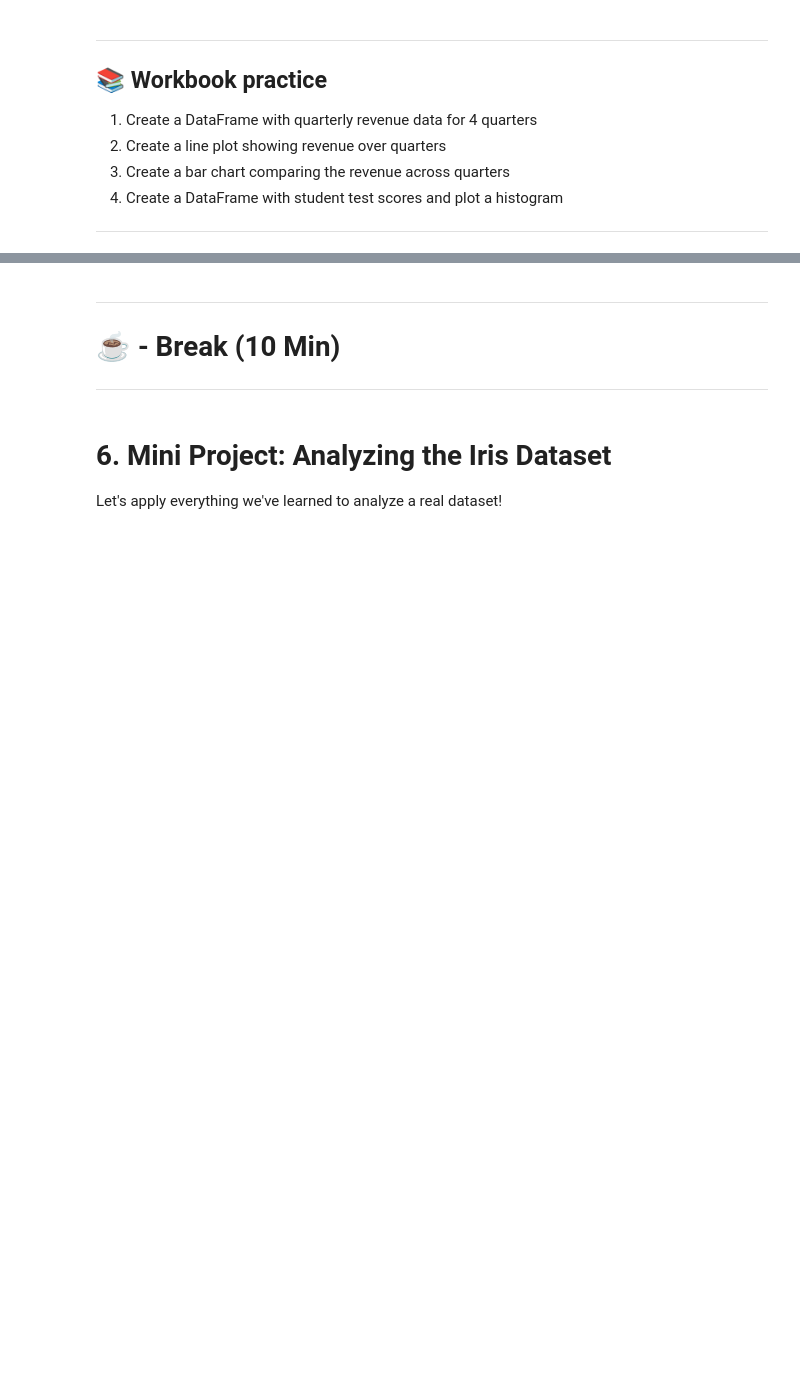
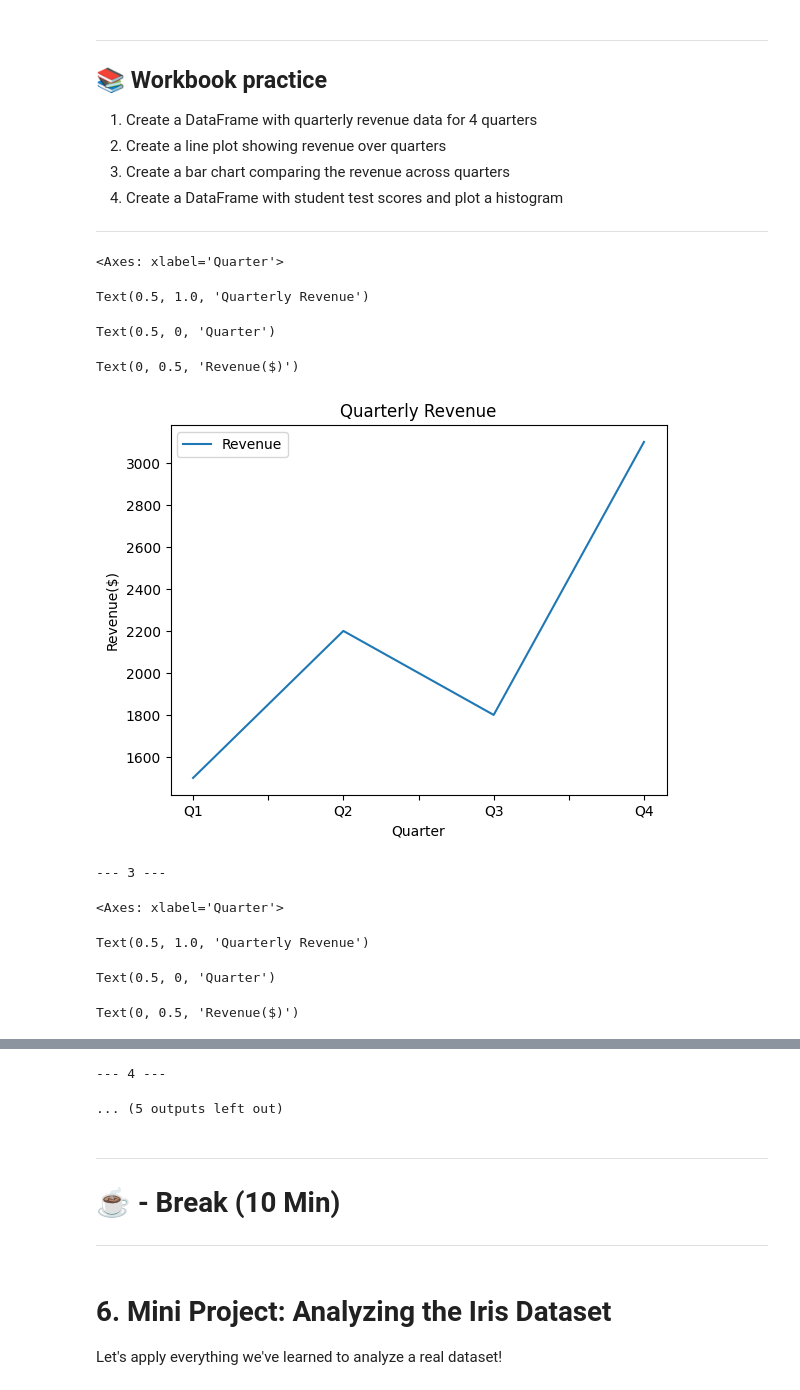
Before and after one commit to faresaouadi/python-workshop-basics, a Jupyter notebook: python_workshop_basics_2.ipynb, the cells around one changed output, grey strips where cells are left out. Saved outputs shown, nothing was run; the diff lists cells and outputs as text; code cells hidden in the pictures; blank space fills up the shorter version.

```diff
--- a/python_workshop_basics_2.ipynb
+++ b/python_workshop_basics_2.ipynb
@@ -527,3 +637,42 @@ plt.show()
 4. Create a DataFrame with student test scores and plot a histogram
 
 ---
+# %%
+data = {
+    'Quarter': ['Q1', 'Q2', 'Q3', 'Q4'],
+    'Revenue': [1500, 2200, 1800, 3100]
+}
+df = pd.DataFrame(data)
+df.plot(x='Quarter',y='Revenue',kind='line')
+plt.title('Quarterly Revenue')
+plt.xlabel('Quarter')
+plt.ylabel('Revenue($)')
+plt.show()
+print("\n--- 3 ---")
+df.plot(x='Quarter',y='Revenue',kind='bar')
+plt.title('Quarterly Revenue')
+plt.xlabel('Quarter')
+plt.ylabel('Revenue($)')
+plt.show()
+print("\n--- 4 ---")
+data = {
+    'Student_ID': [1, 2, 3, 4, 5, 6, 7, 8, 9, 10, 11, 12],
+    'Score': [85, 92, 78, 65, 88, 95, 72, 81, 90, 76, 82, 68]
+}
+df = pd.DataFrame(data)
+df['Score'].plot(kind='hist',bins=5,figsize=(8,5),edgecolor='black')
+plt.title('scor of student')
+plt.xlabel('Score')
+plt.ylabel('frequency')
+plt.show()
+# %% [output]
+<Axes: xlabel='Quarter'>
+Text(0.5, 1.0, 'Quarterly Revenue')
+Text(0.5, 0, 'Quarter')
+Text(0, 0.5, 'Revenue($)')
+[figure, added]
+--- 3 ---
+<Axes: xlabel='Quarter'>
+Text(0.5, 1.0, 'Quarterly Revenue')
+Text(0.5, 0, 'Quarter')
+Text(0, 0.5, 'Revenue($)')
@@ -530,3 +680,5 @@ plt.show()
+--- 4 ---
+... (5 outputs left out)
 # %% [markdown]
 ----
 # ☕ - Break (10 Min)
```
Also changed, not shown: parts of 12 cells of this notebook.
